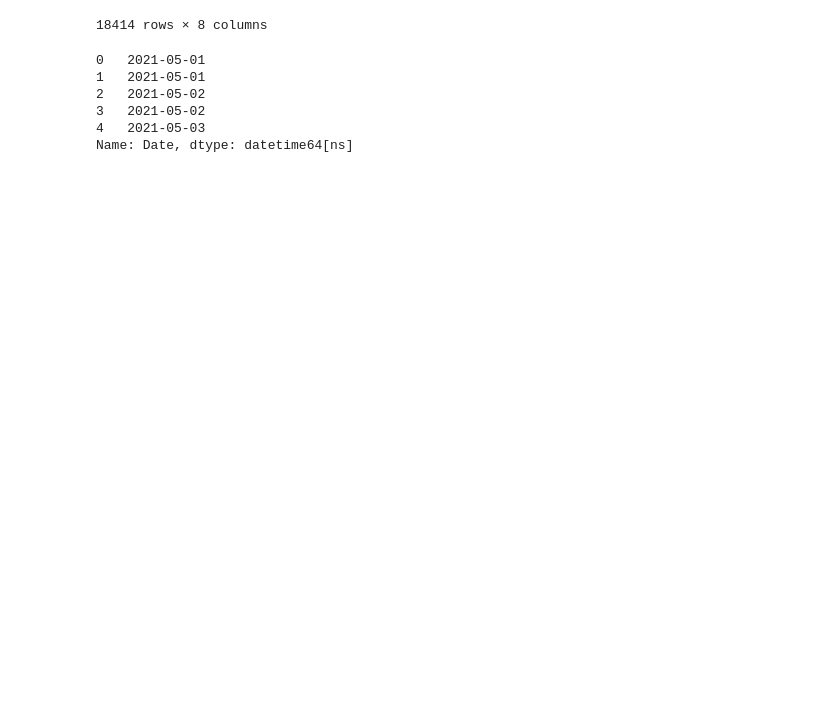
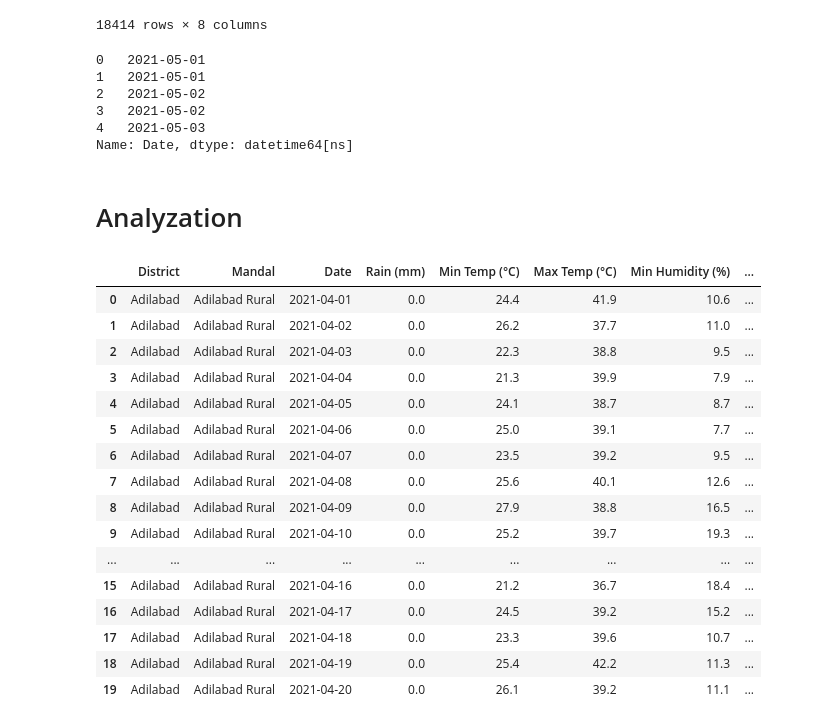
Before and after one commit to smartinternz02/SBSPS-Challenge-7154-SDG-13-Climate-Action, a Jupyter notebook: DATASETS/2021 datasets/project.ipynb, the cells around one changed output. Cells and saved outputs as stored; diff of their text form; code cells hidden in the pictures; blank space fills up the shorter version.

Commit message:
adilabad excel

```diff
--- a/DATASETS/2021 datasets/project.ipynb
+++ b/DATASETS/2021 datasets/project.ipynb
@@ -646,3 +646,25 @@ data5['Date'].head()
 3   2021-05-02
 4   2021-05-03
 Name: Date, dtype: datetime64[ns]
+# %% [markdown]
+# Analyzation
+# %%
+data.head(20)
+# %% [output]
+|  | District | Mandal | Date | Rain (mm) | Min Temp (°C) | Max Temp (°C) | Min Humidity (%) | ... |
+| 0 | Adilabad | Adilabad Rural | 2021-04-01 | 0.0 | 24.4 | 41.9 | 10.6 | ... |
+| 1 | Adilabad | Adilabad Rural | 2021-04-02 | 0.0 | 26.2 | 37.7 | 11.0 | ... |
+| 2 | Adilabad | Adilabad Rural | 2021-04-03 | 0.0 | 22.3 | 38.8 | 9.5 | ... |
+| 3 | Adilabad | Adilabad Rural | 2021-04-04 | 0.0 | 21.3 | 39.9 | 7.9 | ... |
+| 4 | Adilabad | Adilabad Rural | 2021-04-05 | 0.0 | 24.1 | 38.7 | 8.7 | ... |
+| 5 | Adilabad | Adilabad Rural | 2021-04-06 | 0.0 | 25.0 | 39.1 | 7.7 | ... |
+| 6 | Adilabad | Adilabad Rural | 2021-04-07 | 0.0 | 23.5 | 39.2 | 9.5 | ... |
+| 7 | Adilabad | Adilabad Rural | 2021-04-08 | 0.0 | 25.6 | 40.1 | 12.6 | ... |
+| 8 | Adilabad | Adilabad Rural | 2021-04-09 | 0.0 | 27.9 | 38.8 | 16.5 | ... |
+| 9 | Adilabad | Adilabad Rural | 2021-04-10 | 0.0 | 25.2 | 39.7 | 19.3 | ... |
+| ... | ... | ... | ... | ... | ... | ... | ... | ... |
+| 15 | Adilabad | Adilabad Rural | 2021-04-16 | 0.0 | 21.2 | 36.7 | 18.4 | ... |
+| 16 | Adilabad | Adilabad Rural | 2021-04-17 | 0.0 | 24.5 | 39.2 | 15.2 | ... |
+| 17 | Adilabad | Adilabad Rural | 2021-04-18 | 0.0 | 23.3 | 39.6 | 10.7 | ... |
+| 18 | Adilabad | Adilabad Rural | 2021-04-19 | 0.0 | 25.4 | 42.2 | 11.3 | ... |
+| 19 | Adilabad | Adilabad Rural | 2021-04-20 | 0.0 | 26.1 | 39.2 | 11.1 | ... |
```
Also changed, not shown: parts of 12 cells of this notebook, 6 other files.
